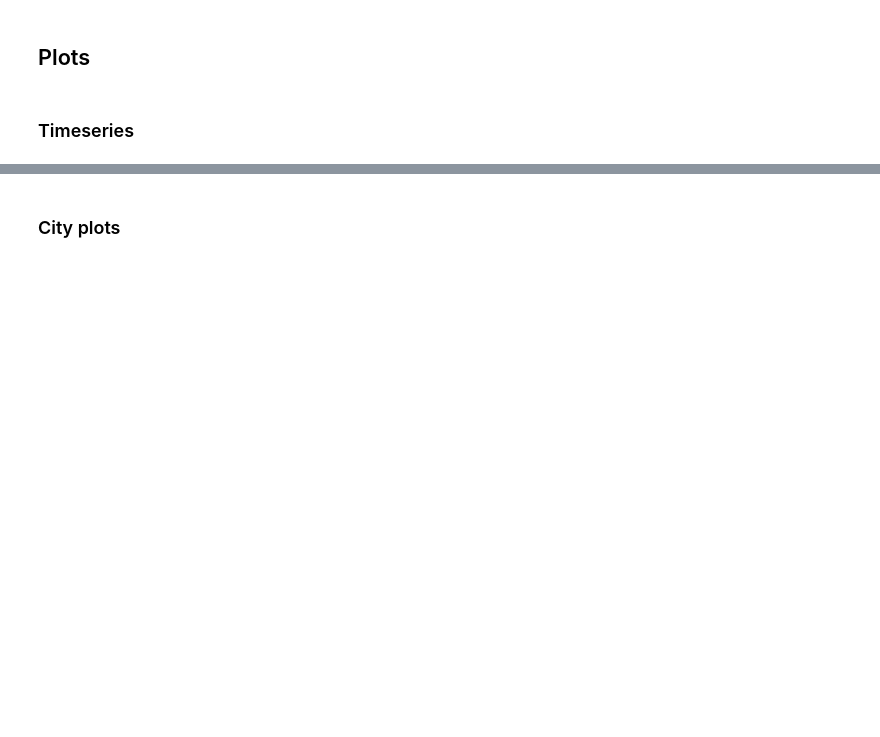
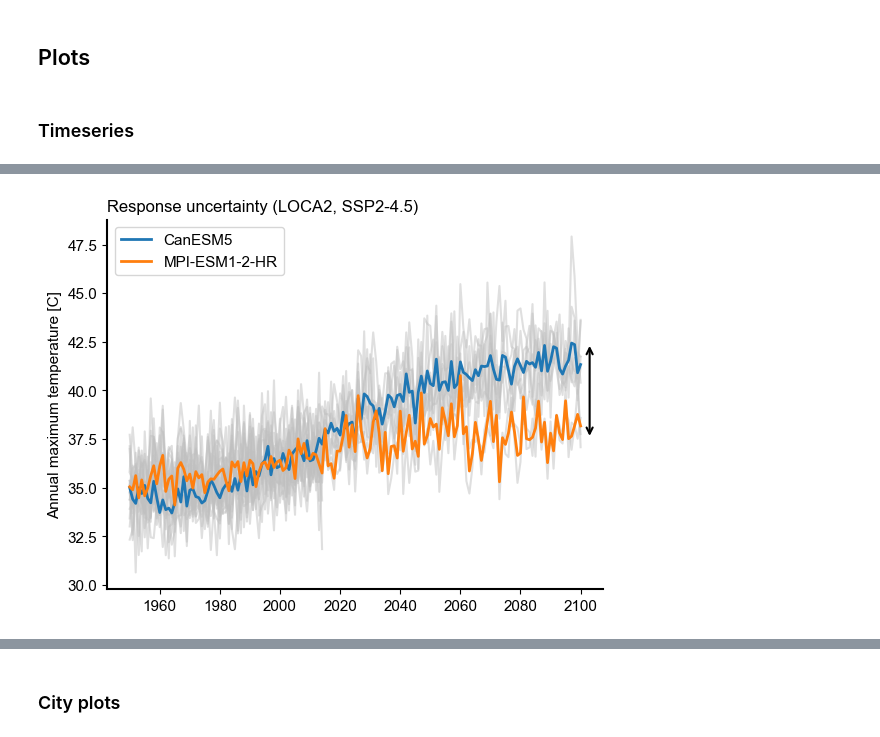
Before and after one commit to david0811/conus_comparison_lafferty-etal-2024, a Jupyter notebook: scripts/03d_sa_cities.ipynb, the cells around one changed output, grey strips where cells are left out. Drawn from its saved outputs; the diff is of its cells as text; code cells hidden in the pictures; blank space fills up the shorter version.

```diff
--- a/scripts/03d_sa_cities.ipynb
+++ b/scripts/03d_sa_cities.ipynb
@@ -63,0 +114,40 @@ def plot_city_metrics(city, metric_ids, plot_col, hist_slice, proj_slice, fit_me
+# %%
+## Plot 2: response uncertainty
+ensemble = 'LOCA2'
+ssp = 'ssp245'
+ssp_name = pu.ssp_labels[ssp]
+gcm1 = 'CanESM5'
+gcm2 = 'MPI-ESM1-2-HR'
+
+df_gcm1 = df[(df['ssp'].isin([ssp, 'historical'])) & (df['ensemble'] == ensemble) & (df['gcm'] == gcm1)]
+df_gcm2 = df[(df['ssp'].isin([ssp, 'historical'])) & (df['ensemble'] == ensemble) & (df['gcm'] == gcm2)]
+
+fig, ax = plt.subplots()
+
+# Plot all
+for df_plot in [df_gcm1, df_gcm2]:
+    for member in df_plot['member'].unique():
+        df_plot_sel = df_plot[df_plot['member'] == member].sort_values('time')
+        ax.plot(df_plot_sel['time'], df_plot_sel[var_id], color='silver', alpha=0.5)
+
+# Plot means
+df_gcm1.groupby('time').mean(numeric_only=True).plot(y='tasmax', label=gcm1, lw=2, ax=ax)
+df_gcm2.groupby('time').mean(numeric_only=True).plot(y='tasmax', label=gcm2, lw=2, ax=ax)
+
+# Tidy
+ax.set_xlabel('')
+ax.set_ylabel('Annual maximum temperature [C]')
+ax.set_title(f'Response uncertainty (LOCA2, {ssp_name})', loc='left', fontsize=12)
+ax.spines[['right', 'top']].set_visible(False)
+
+# Add index of scenario uncertainty
+y1 = df_gcm1.groupby('time').mean(numeric_only=True)[var_id].iloc[-5:].max()
+y2 = df_gcm2.groupby('time').mean(numeric_only=True)[var_id].iloc[-5:].min()
+
+ax.annotate('', xy=(2103, y1), xytext=(2103, y2),
+            textcoords='data',
+            arrowprops=dict(arrowstyle='<->', lw=1.5))
+
+plt.show()
+# %% [output]
+[figure, added]
```
Also changed, not shown: parts of 10 cells of this notebook, 11 other files.
